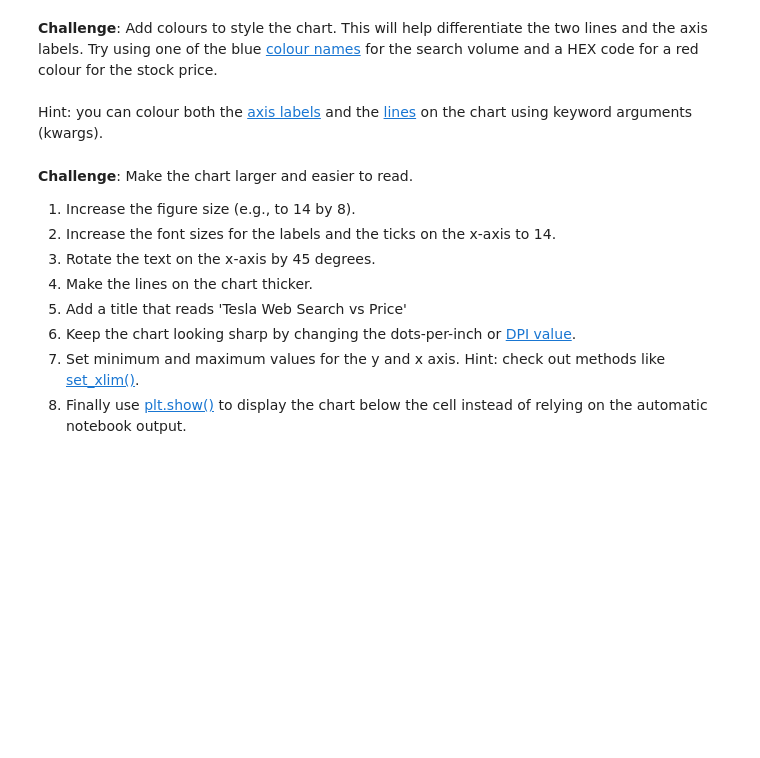
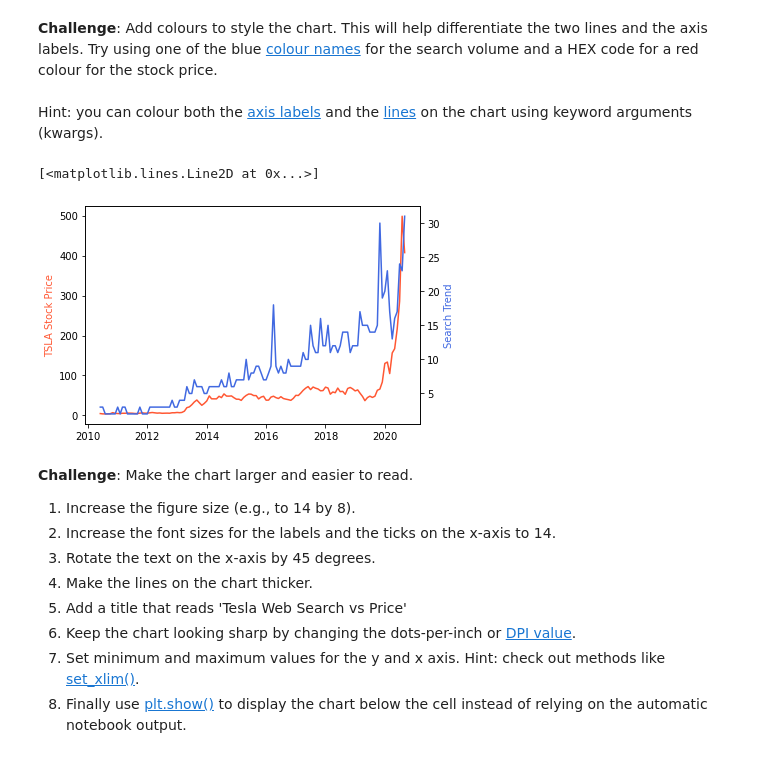
Before and after one commit to krook98/Google-Trends-Data-Visualization, a Jupyter notebook: Google Trends and Data Visualisation (start).ipynb, the cells around one changed output. Drawn from its saved outputs; the diff is of its cells as text; code cells hidden in the pictures; blank space fills up the shorter version.

```diff
--- a/Google Trends and Data Visualisation (start).ipynb
+++ b/Google Trends and Data Visualisation (start).ipynb
@@ -130,6 +194,18 @@ Number of missing values:
 <br>
 <br>
 Hint: you can colour both the [axis labels](https://matplotlib.org/3.3.2/api/text_api.html#matplotlib.text.Text) and the [lines](https://matplotlib.org/3.2.1/api/_as_gen/matplotlib.lines.Line2D.html#matplotlib.lines.Line2D) on the chart using keyword arguments (kwargs).
+# %%
+ax1 = plt.gca()
+ax2 = ax1.twinx()
+
+ax1.set_ylabel("TSLA Stock Price", color='#FF5733')
+ax2.set_ylabel("Search Trend", color='royalblue')
+
+ax1.plot(df_tesla.MONTH, df_tesla.TSLA_USD_CLOSE, color='#FF5733')
+ax2.plot(df_tesla.MONTH, df_tesla.TSLA_WEB_SEARCH, color='royalblue')
+# %% [output]
+[<matplotlib.lines.Line2D at 0x...>]
+[figure, added]
 # %% [markdown]
 **Challenge**: Make the chart larger and easier to read.
 1. Increase the figure size (e.g., to 14 by 8).
```
Also changed, not shown: parts of 16 cells of this notebook.
